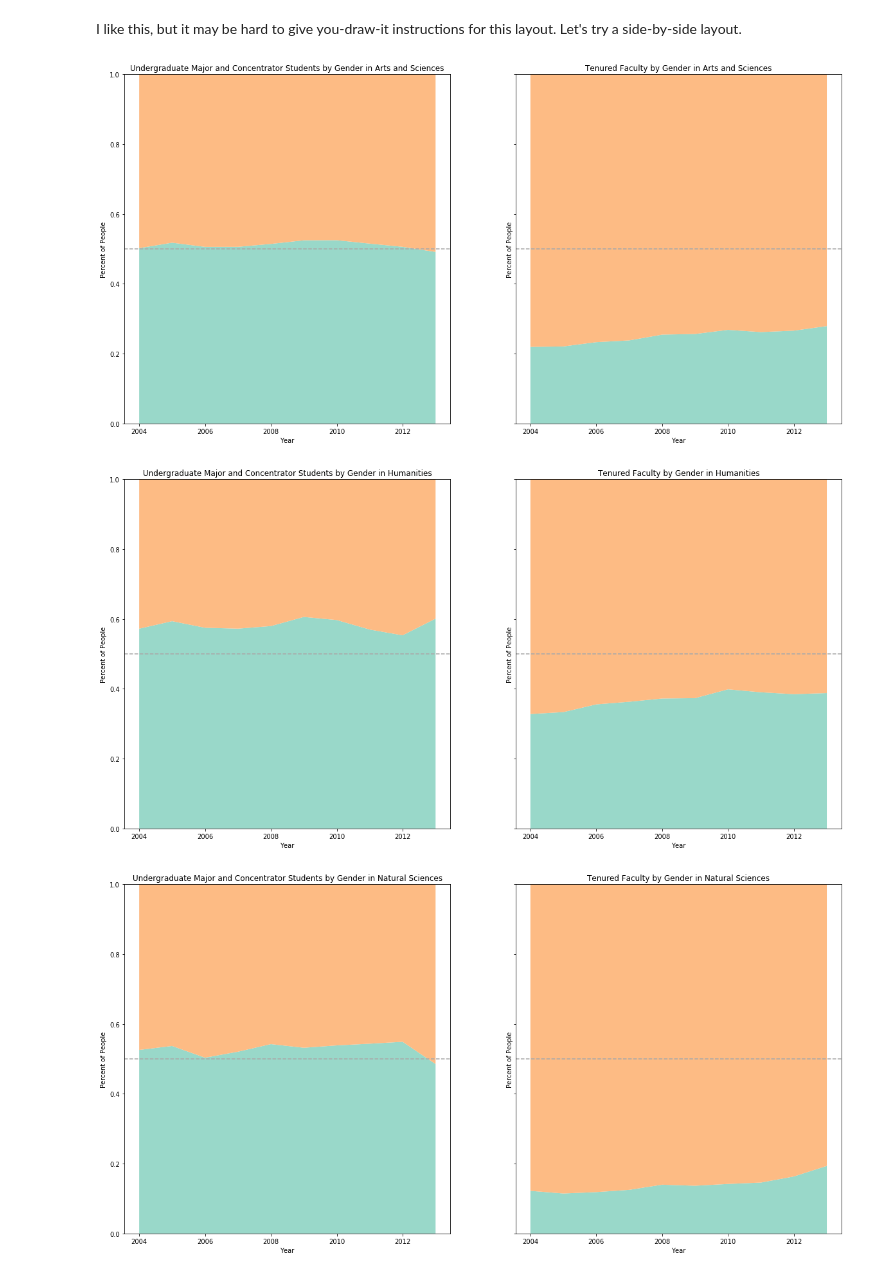
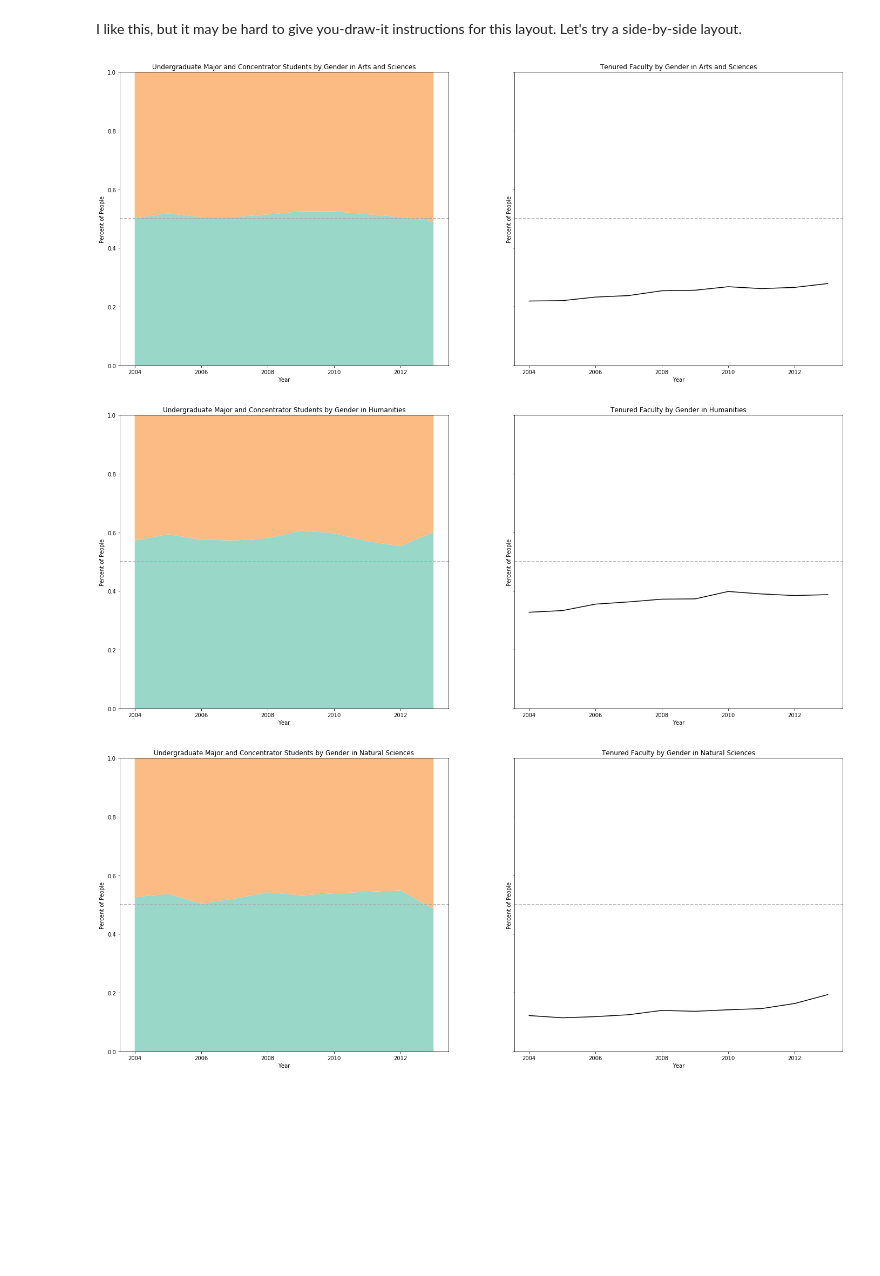
Before and after one commit to jsonkao/CU-female-representation, a Jupyter notebook: notebooks/female-representation.ipynb, the cells around one changed output. Saved outputs shown, nothing was run; the diff lists cells and outputs as text; code cells hidden in the pictures; blank space fills up the shorter version.

Commit message:
json

```diff
--- a/notebooks/female-representation.ipynb
+++ b/notebooks/female-representation.ipynb
@@ -12,7 +12,7 @@ import json
 # %%
 YEARS = [2004, 2005, 2006, 2007, 2008, 2009, 2010, 2011, 2012, 2013]
 
-pipeCounts = json.loads(open('../data/pipe_counts.txt').read())
+pipeCounts = json.loads(open('../data/pipe_counts.json').read())
 
 divisions = [
     ('Arts and Sciences', 'A&S'),
@@ -186,26 +186,27 @@ for d in range(len(divisions)):
 # %% [markdown]
 I like this, but it may be hard to give you-draw-it instructions for this layout. Let's try a side-by-side layout.
 # %%
-def plotFemalePercentLine(plot, div, rank, abbreviate=True):
+def plotFemalePercentLine(plot, div, rank, abbreviate=True, fill=True):
     labelIndex = 1 if abbreviate else 0
     plot.set_title('{} by Gender in {}'.format(ranks[rank][labelIndex], divisions[div][labelIndex]))
     table = requestTable(div, rank)
     percents = table['Women'] / (table['Women'] + table['Men'])
-    plot.plot(table['Year'], percents, linestyle='', marker='', color='black')
     plot.set_xlabel('Year')
     plot.set_ylabel('Percent of People')
 
     plot.axis(ymin=0, ymax=1)
     plot.axhline(y=0.5, linestyle='--', color='#aaaaaa')
 
-    plot.fill_between(table['Year'], percents, 0, facecolor='#99d8c9', interpolate=True)
-    plot.fill_between(table['Year'], 1, percents, facecolor='#fdbb84', interpolate=True)
+    plot.plot(table['Year'], percents, linestyle=('' if fill else '-'), marker='', color='black')
+    if fill:
+        plot.fill_between(table['Year'], percents, 0, facecolor='#99d8c9', interpolate=True)
+        plot.fill_between(table['Year'], 1, percents, facecolor='#fdbb84', interpolate=True)
 # %%
 for d in range(len(divisions)):
-    fig, ax_lst = plt.subplots(1, 2, figsize=(20,10), sharey=True)
+    fig, ax_lst = plt.subplots(1, 2, figsize=(24,10), sharey=True)
     for r in range(2):
-        plotFemalePercentLine(ax_lst[r], d, r*3, abbreviate=False)
+        plotFemalePercentLine(ax_lst[r], d, r*3, abbreviate=False, fill=(r == 0))
 # %% [output]
-[figure, old version]
+[figure, new version]
-[figure, old version]
+[figure, new version]
-[figure, old version]
+[figure, new version]
```
Also changed, not shown: parts of 2 cells of this notebook, 2 other files.
